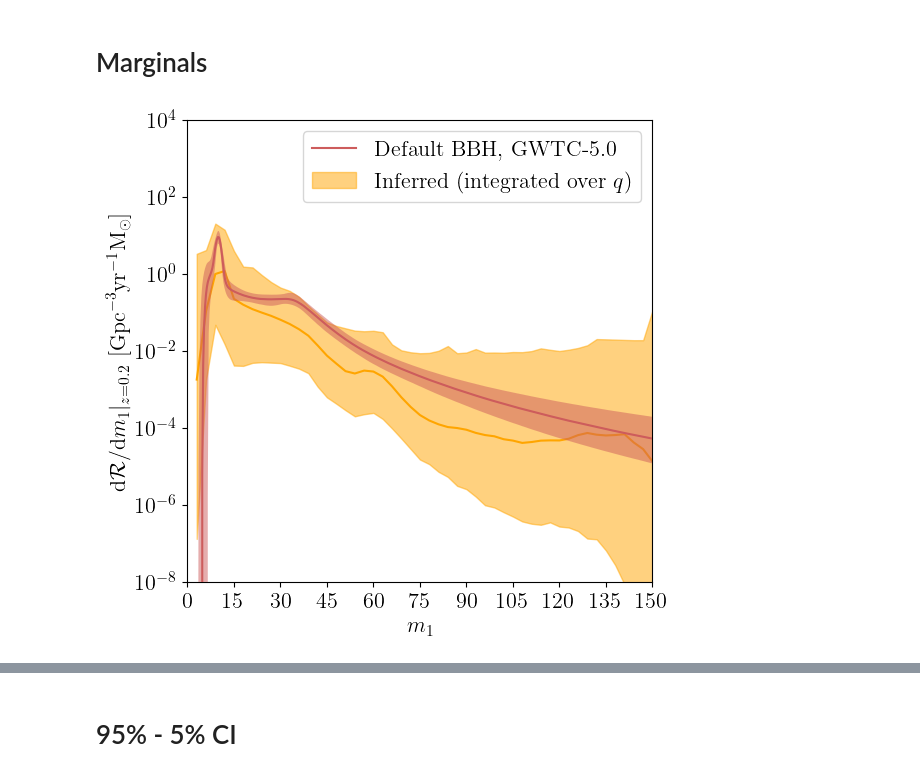
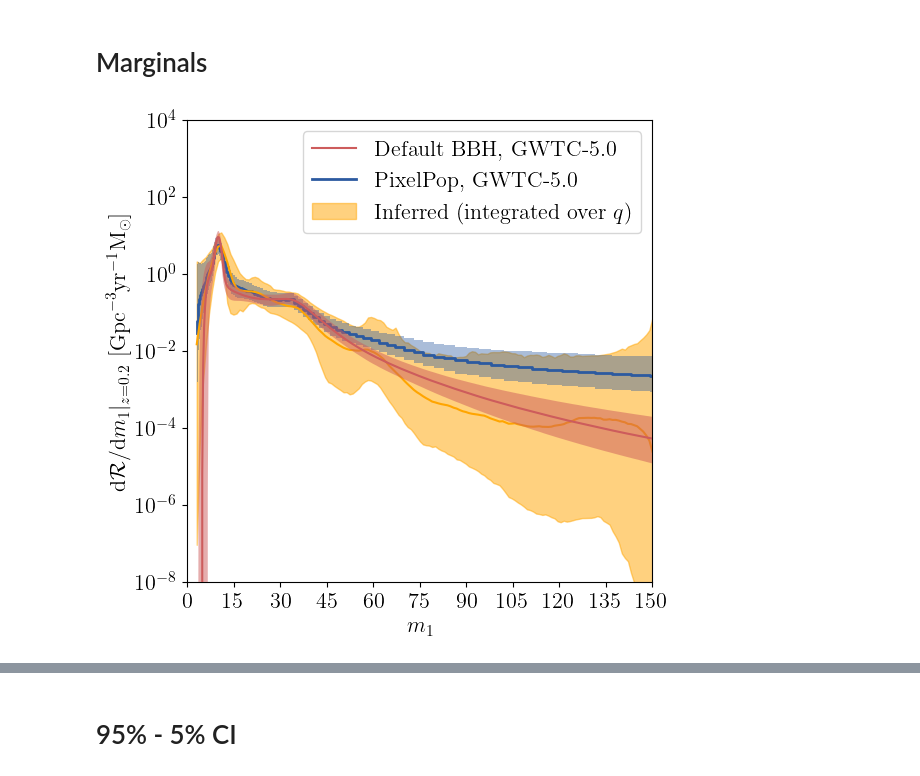
Before and after one commit to TristanBruel/Delaunay_for_GWs, a Jupyter notebook: gwtc5/gwax_samples/postprocess_gwtc5_m1_q.ipynb, the cells around one changed output, grey strips where cells are left out. Saved outputs shown, nothing was run; the diff lists cells and outputs as text; code cells hidden in the pictures.

```diff
--- a/gwtc5/gwax_samples/postprocess_gwtc5_m1_q.ipynb
+++ b/gwtc5/gwax_samples/postprocess_gwtc5_m1_q.ipynb
@@ -480,10 +480,10 @@ plt.close()
 # %%
 ## Evolution of the inferred rate at fixed points ##
 targets = np.array([[10.,0.5],[35.,0.5],[35.,0.8],[35.,0.8]])
-selected_tris = np.random.choice(len(all_triangulations), size=1000, replace=False)
+selected_tris = np.random.choice(len(all_triangulations), size=10_000, replace=False)
 num_triangulations = len(selected_tris)
 
-log_rate_at_target = np.zeros((num_triangulations,4))
+log_rate_at_target = np.zeros((num_triangulations,len(targets)))
 
 for ind, tri_ind in enumerate(tqdm(selected_tris)):
     this_delo = delaunaytor.CPUDelaunayInterpolator()
@@ -524,8 +524,8 @@ Number of detected injections for GWTC-3: 1.58e+06
 # %% [markdown]
 ## Compute rate over grids
 # %%
-m1_grid = np.linspace(m1_min, m1_max, 50)
-q_grid = np.linspace(q_min, q_max, 51)
+m1_grid = np.linspace(m1_min, m1_max, 150)
+q_grid = np.linspace(q_min, q_max, 101)
 
 X, Y = np.meshgrid(m1_grid, q_grid)
 grid = np.c_[X.ravel(), Y.ravel()]
@@ -549,10 +549,6 @@ def z_log_pdf(z, kappa, z_max=z_max):
     )
     return np.where(out_bounds, -1e300, np.log(p_of_z))
 # %%
-# selected_tris = range(0, len(all_triangulations), 40)
-selected_tris = np.random.choice(len(all_triangulations), size=1000, replace=False)
-num_triangulations = len(selected_tris)
-
 log_rate = np.zeros((num_triangulations, grid.shape[0]))
 kappas = np.zeros(num_triangulations)
 
@@ -562,7 +558,8 @@ for ind, tri_ind in enumerate(tqdm(selected_tris)):
     log_rate[ind] = this_delo.interpolate(grid)
     kappas[ind] = kappa_params[tri_ind][0,0]
 
-square_rate = log_rate.reshape(num_triangulations, q_grid.shape[0], m1_grid.shape[0])
+
+log_d2N_dm1dq = log_rate.reshape(num_triangulations, q_grid.shape[0], m1_grid.shape[0])
 # %% [markdown]
 ## Prior
 # %%
@@ -590,10 +587,15 @@ square_rate = log_rate.reshape(num_triangulations, q_grid.shape[0], m1_grid.shap
 # high_prior = np.quantile(Nevents_prior, 0.95)
 # %% [markdown]
 # Marginals
+# %%
+zeval = 0.2
+
+toRate_at_zeval = np.array([
+    np.exp(z_log_pdf(zeval, kap))
+        for kap in kappas
+]) *(1+zeval)/(dVc_spline(zeval)*Tobs)
 # %%
 fig, ax = plt.subplots(1, 1, figsize=(6,6))
-
-zeval = 0.2
 
 redshift_factor_strong_bbh_o4b = (1 + zeval)**(strong_bbh_O4b.get_hyperparameter_samples(hyperparameters=['lamb']))
 redshift_factor_pixelpop_q = (1 + zeval)**(m1q_pixelpop.get_hyperparameter_samples(hyperparameters=['lamb']))
@@ -603,51 +605,49 @@ ax.fill_between(strong_bbh_O4b_m1_grid,
         np.quantile(redshift_factor_strong_bbh_o4b * strong_bbh_O4b_Rm1, 0.05, axis=0),
         np.quantile(redshift_factor_strong_bbh_o4b * strong_bbh_O4b_Rm1, 0.95, axis=0),
         color=spm_color, edgecolor=None, alpha=0.5, zorder=5)
-# ax.step(np.exp(pixelpop_m1_grid), np.quantile(redshift_factor_pixelpop_m1 * pixelpop_Rm1 /np.exp(pixelpop_m1_grid) , 0.5, axis = 0),
-#         color=wpm_color, label='PixelPop, GWTC-5.0', lw=2.0, zorder=2)
-# ax.fill_between(np.exp(pixelpop_m1_grid),
-#         np.quantile(redshift_factor_pixelpop_m1 * pixelpop_Rm1 / np.exp(pixelpop_m1_grid) , 0.05, axis = 0),
-#         np.quantile(redshift_factor_pixelpop_m1 * pixelpop_Rm1 / np.exp(pixelpop_m1_grid), 0.95, axis = 0),
-#         color=wpm_color, edgecolor=None, alpha=0.4, step='pre', zorder=2)
+ax.step(np.exp(pixelpop_m1_grid), np.quantile(redshift_factor_pixelpop_m1 * pixelpop_Rm1 /np.exp(pixelpop_m1_grid) , 0.5, axis = 0),
+        color=wpm_color, label='PixelPop, GWTC-5.0', lw=2.0, zorder=2)
+ax.fill_between(np.exp(pixelpop_m1_grid),
+        np.quantile(redshift_factor_pixelpop_m1 * pixelpop_Rm1 / np.exp(pixelpop_m1_grid) , 0.05, axis = 0),
+        np.quantile(redshift_factor_pixelpop_m1 * pixelpop_Rm1 / np.exp(pixelpop_m1_grid), 0.95, axis = 0),
+        color=wpm_color, edgecolor=None, alpha=0.4, step='pre', zorder=2)
 
-#dRdm1_zeval = np.sum(np.exp(square_rate) *to_comoving_volume[zeval_ind], axis=0) *dq
-dRdm1_zeval = np.sum(np.exp(square_rate), axis=1) *dq
-p_of_z = np.exp(z_log_pdf(zeval, kappas)) *(1+zeval)/(dVc_spline(zeval)*Tobs)
-dRdm1_zeval *= p_of_z[:,None]
+dNdm1_zeval = np.sum(np.exp(log_d2N_dm1dq), axis=1) *dq
+dRdm1_zeval = dNdm1_zeval *toRate_at_zeval[:,None]
 low_dRdm1 = np.quantile(dRdm1_zeval, 0.05, axis=0)
 median_dRdm1 = np.quantile(dRdm1_zeval, 0.5, axis=0)
 high_dRdm1 = np.quantile(dRdm1_zeval, 0.95, axis=0)
 
 ax.plot(m1_grid, median_dRdm1, color="orange")
 ax.fill_between(m1_grid, low_dRdm1, high_dRdm1,
                 color="orange", alpha=0.5,
                 label=r'Inferred (integrated over $q$)',
                 )
 
 # dRdm1_prior_zeval = np.sum(np.exp(square_rate_prior[:,zeval_ind,:,:])
 #                            *to_comoving_volume[zeval_ind], axis=2) *dq
 # low_dRdm1_prior = np.quantile(dRdm1_prior_zeval, 0.05, axis=0)
 # median_dRdm1_prior = np.quantile(dRdm1_prior_zeval, 0.5, axis=0)
 # high_dRdm1_prior = np.quantile(dRdm1_prior_zeval, 0.95, axis=0)
 # ax.plot(m1_grid, median_dRdm1_prior, color="forestgreen", alpha=0.5)
 # ax.fill_between(m1_grid, low_dRdm1_prior, high_dRdm1_prior,
 #                 color="forestgreen", alpha=0.25,
 #                 label='Induced prior',
 #                 )
 
 ax.set_xlabel(r'$m_1$')
 ax.set_xlim(xmin=m1_min, xmax=m1_max)
 ax.set_xticks(np.linspace(0,m1_max,int(m1_max/15)+1))
 ax.set_ylabel(r'$\mathrm{d}\mathcal{R}/\mathrm{d}m_1 |_{z=%.1f}\ [\mathrm{Gpc}^{-3}\mathrm{yr}^{-1}\mathrm{M}_\odot]$' %zeval)
 ax.set_yscale('log')
 #ax.set_box_aspect(1)
 ax.set_ylim(ymin=1e-8, ymax=1e4)
 
 ax.legend(loc='best')
 plt.show()
 plt.close()
 # %% [output]
-[figure, old version]
+[figure, new version]
 # %%
 fig, ax = plt.subplots(1, 1, figsize=(6,6))
 
```
Also changed, not shown: parts of 36 cells of this notebook, 2 other files.
